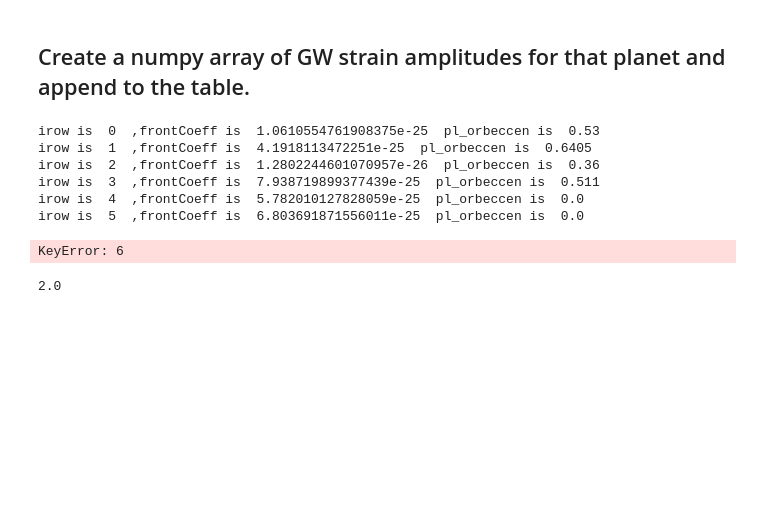
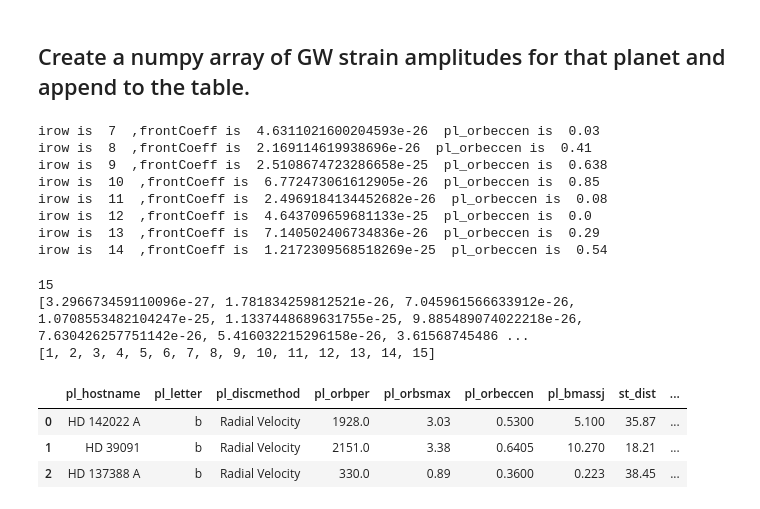
Before and after one commit to gabella/exoplanetsMath, a Jupyter notebook: python/GWStrainPlotsSNR.ipynb, the cells around one changed output. Saved outputs shown, nothing was run; the diff lists cells and outputs as text; code cells hidden in the pictures; blank space fills up the shorter version.

```diff
--- a/python/GWStrainPlotsSNR.ipynb
+++ b/python/GWStrainPlotsSNR.ipynb
@@ -160,34 +160,59 @@ aData.head(8)
 # Actually append n_min, n_max, numpy array of GW strains h.
 # In the Mathematica JustStrainPlots.nb, about 40% down, calc hhVfreq first time.
 
+hhmodesCol = []  # Setup a list of the hhmodes that will be appended to the dataframe.
+modesCol = [] # The modes set acually used for the calculation, int(modeMin) to int(modeMax)+1
+
 for irow in range(len(aData)):
     # Calculate the SI parameters needed by the strains and the strain "front coefficient."
 
-    orbeccen = aData['pl_orbeccen'][irow]
+    orbeccen = aData['pl_orbeccen'].values[irow]
     modeMax = gwt.aNmax( orbeccen )  # The "max" mode number where g(n,e) returns to 1/20th its peak value.
-    modeMin = gwt.aNmax( orbeccen )  # Either 1 for e>0 or 2 for e=0.
+    modeMin = gwt.aNmin( orbeccen )  # Either 1 for e>0 or 2 for e=0.
     #
-    m1 = aData['pl_bmassj'][irow]*massJ
-    m2 = aData['st_mass'][irow]*massSun
-    smax = aData['pl_orbsmax'][irow]*au
-    dL = aData['st_dist'][irow]*pc
-    freq0 = 1.0/(aData['pl_orbper'][irow]*secsDay)
+    m1 = aData['pl_bmassj'].values[irow]*massJ
+    m2 = aData['st_mass'].values[irow]*massSun
+    smax = aData['pl_orbsmax'].values[irow]*au
+    dL = aData['st_dist'].values[irow]*pc
+    freq0 = 1.0/(aData['pl_orbper'].values[irow]*secsDay)
     #aData['pl_orbper']*secsDay
     frontCoeff = np.power(bigG,5/3.)/cee**4 * 2 * np.sqrt(32/5.) * np.power( gwt.chirpM(m1,m2), 5/3.)*\
     np.power((2*np.pi*freq0), 2/3.)/dL
-    print('irow is ', irow, ' ,frontCoeff is ', frontCoeff, ' pl_orbeccen is ', orbeccen)
+    if irow > 6 and irow < 15:
+        print('irow is ', irow, ' ,frontCoeff is ', frontCoeff, ' pl_orbeccen is ', orbeccen)
+
     # Now loop over the GW modes.
-    #for imode in range(modeMin, Modemax+1):
+    hhmodes = [ frontCoeff*gwt.ggSimp(uu, orbeccen) for uu in range(int(modeMin), int(modeMax)+1)  ]
+    modes = [ uu for uu in range(int(modeMin), int(modeMax)+1)  ]
+
+    # Append to the list.
+    hhmodesCol.append( hhmodes )
+    modesCol.append( modes )
 # %% [output]
-irow is  0  ,frontCoeff is  1.0610554761908375e-25  pl_orbeccen is  0.53
-irow is  1  ,frontCoeff is  4.1918113472251e-25  pl_orbeccen is  0.6405
-irow is  2  ,frontCoeff is  1.2802244601070957e-26  pl_orbeccen is  0.36
-irow is  3  ,frontCoeff is  7.938719899377439e-25  pl_orbeccen is  0.511
-irow is  4  ,frontCoeff is  5.782010127828059e-25  pl_orbeccen is  0.0
-irow is  5  ,frontCoeff is  6.803691871556011e-25  pl_orbeccen is  0.0
+irow is  7  ,frontCoeff is  4.6311021600204593e-26  pl_orbeccen is  0.03
+irow is  8  ,frontCoeff is  2.169114619938696e-26  pl_orbeccen is  0.41
+irow is  9  ,frontCoeff is  2.5108674723286658e-25  pl_orbeccen is  0.638
+irow is  10  ,frontCoeff is  6.772473061612905e-26  pl_orbeccen is  0.85
+irow is  11  ,frontCoeff is  2.4969184134452682e-26  pl_orbeccen is  0.08
+irow is  12  ,frontCoeff is  4.643709659681133e-25  pl_orbeccen is  0.0
+irow is  13  ,frontCoeff is  7.140502406734836e-26  pl_orbeccen is  0.29
+irow is  14  ,frontCoeff is  1.2172309568518269e-25  pl_orbeccen is  0.54
-KeyError: 6
-# %%
-#list( range(1,5) )
-np.power(4, 1/2. )
-# %% [output]
-2.0
+# %%
+print( len(hhmodesCol[0] ) )
+print( hhmodesCol[0] )
+print( modesCol[0] )
+# %% [output]
+15
+[3.296673459110096e-27, 1.781834259812521e-26, 7.045961566633912e-26, 1.0708553482104247e-25, 1.1337448689631755e-25, 9.885489074022218e-26, 7.630426257751142e-26, 5.416032215296158e-26, 3.61568745486 ...
+[1, 2, 3, 4, 5, 6, 7, 8, 9, 10, 11, 12, 13, 14, 15]
+# %%
+#Append the hhmodesCol to the dataframe, for ease of getting at the other attributes.
+aData['modes'] = modesCol
+aData['hhmodes'] = hhmodesCol
+# %%
+aData.head(3)
+# %% [output]
+|  | pl_hostname | pl_letter | pl_discmethod | pl_orbper | pl_orbsmax | pl_orbeccen | pl_bmassj | st_dist | ... |
+| 0 | HD 142022 A | b | Radial Velocity | 1928.0 | 3.03 | 0.5300 | 5.100 | 35.87 | ... |
+| 1 | HD 39091 | b | Radial Velocity | 2151.0 | 3.38 | 0.6405 | 10.270 | 18.21 | ... |
+| 2 | HD 137388 A | b | Radial Velocity | 330.0 | 0.89 | 0.3600 | 0.223 | 38.45 | ... |
```
Also changed, not shown: parts of 6 cells of this notebook.
